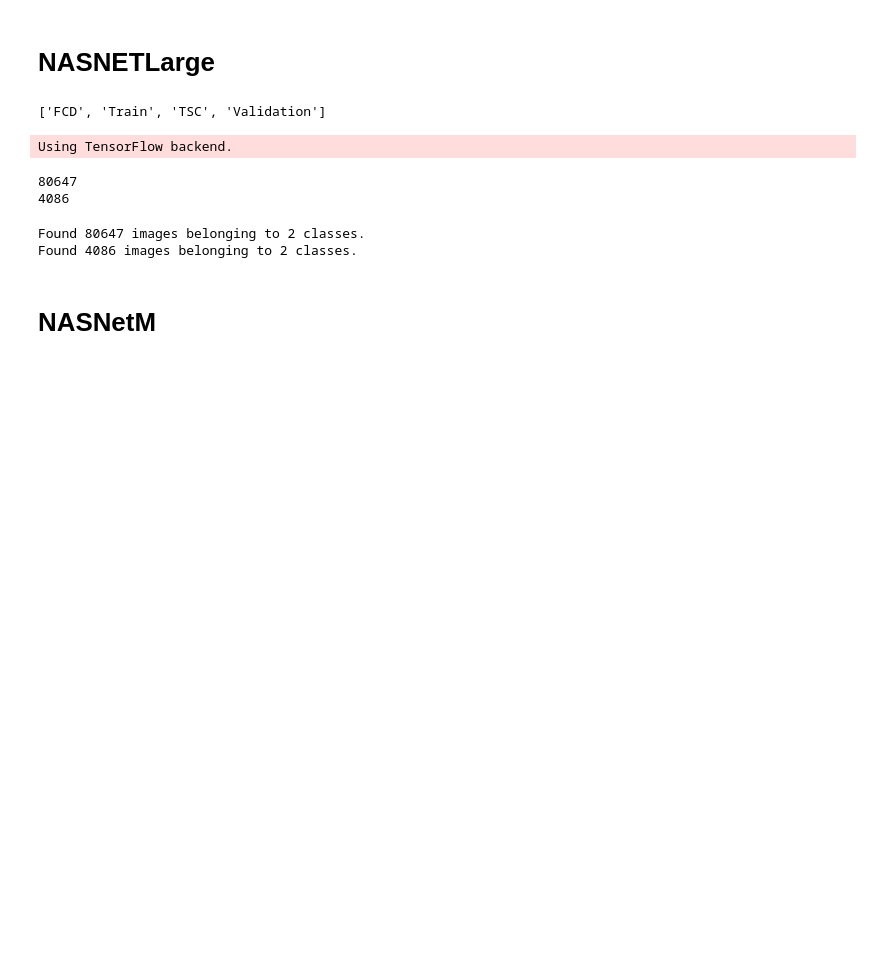
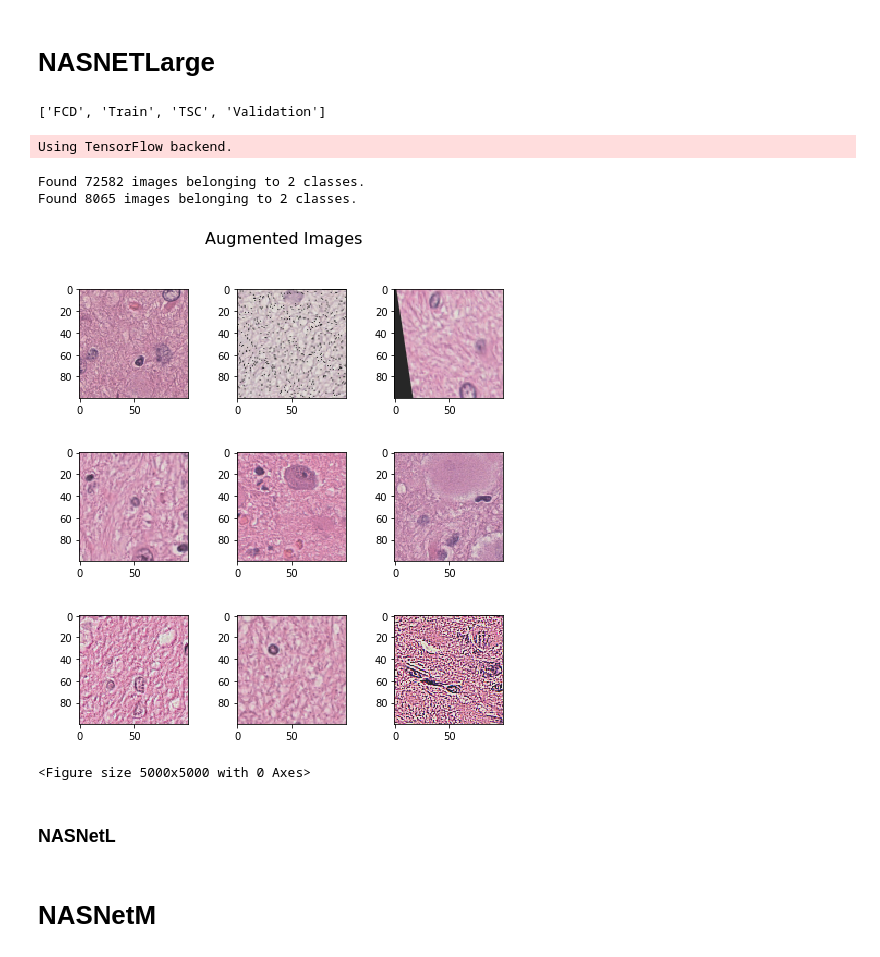
Before and after one commit to FAU-DLM/FCDIIb_TSC, a Jupyter notebook: Models_FCD.ipynb, the cells around one changed output. Drawn from its saved outputs; the diff is of its cells as text; code cells hidden in the pictures; blank space fills up the shorter version.

```diff
--- a/Models_FCD.ipynb
+++ b/Models_FCD.ipynb
@@ -7,7 +7,7 @@ import matplotlib.pyplot as plt
 import matplotlib.patches as patches
 
 #visualize Augmentation from directory!
-def looking_at_augmentation (data_generator, batchsize):
+def looking_at_augmentation (data_generator, batchsize, path):
     im, label = next(data_generator)
     im = (im - np.min(im))/np.ptp(im) # to normalize all images --> matplotlib only takes pos. values between 0..1 / 0..255
     imgs = list(im)
@@ -47,6 +47,7 @@ def plot_history(history, modelname, path):
     axs[1].grid()
     axs[1].legend(loc=0)
     fig.savefig(path + '\History_{}.png' .format(modelname), dpi=300)
+    hist_df.to_csv()
     plt.show();
 
 from sklearn.metrics import roc_curve, roc_auc_score, auc#plotting the receiver operating characteristics --> evaluate performance cutting point vice
@@ -107,7 +108,6 @@ def plot_confusion_matrix(cm, classes,
     plt.ylabel('True label')
     plt.xlabel('Predicted label')
     plt.tight_layout()
-    plt.savefig(path + '\Confusion-Matrix.png', dpi=300)
 
 #plotting correctly classified images: https://www.datacamp.com/community/tutorials/convolutional-neural-networks-python
 def plot_correct(vals, y_pred, y_label, modelname, path):
@@ -133,13 +133,13 @@ def plot_correct(vals, y_pred, y_label, modelname, path):
     fig.savefig(path + '\Correct_Images_{}.png' .format(modelname), dpi=100) #saving PLOT
 
 #Plotting incorrectly classified
-def plot_incorrect(vals, y_pred, y_label, modelname, path):
+def plot_incorrect(vals, y_pred, y_label, filenames, modelname, path):
     incorrect = np.where(y_pred!=y_label)[0]
     print ("Found %d incorrect labels" % len(incorrect))
 
 
     fig, ax = plt.subplots(ncols=3, nrows=3)
-    fig.subplots_adjust(hspace=0.5)
+    fig.subplots_adjust(hspace=1)
     plt.suptitle('Incorrect Images', fontsize=16)
     plt.figure(num=None, figsize=(50, 50), dpi=100, facecolor='w', edgecolor='k')
 
@@ -149,7 +149,7 @@ def plot_incorrect(vals, y_pred, y_label, modelname, path):
     for i, incorrect in enumerate(incorrect[:9]):
         ax = fig.add_subplot(3,3,i+1)
         ax.imshow(vals[incorrect])
-        ax.set_title("Predicted {}, Class {}".format(y_pred[incorrect], y_label[incorrect]), fontsize=10)
+        ax.set_title("Predicted {}, Class {}, Filename {}".format(y_pred[incorrect], y_label[incorrect], filenames[incorrect]), fontsize=10)
         fig.set_figheight(8)
         fig.set_figwidth(8)
 
@@ -250,36 +250,15 @@ seq = iaa.Sequential(
     ],
     random_order=True
 )
-# %%
-IMAGE_SIZE = 272
-IMAGE_CHANNELS = 3
-
-model_name = 'NASNetM'
-
-base_path = (r'C:\Users\eg38emed\FCD\Models\{}'.format(model_name))
-if not os.path.exists(base_path):
-    os.makedirs(base_path)
-
-
-train_path = (r'C:\Users\eg38emed\FCD\Tiles\Train')
-val_path = (r'C:\Users\eg38emed\FCD\Tiles\Validation')
-
-num_fcd = (os.listdir(r"C:\Users\eg38emed\FCD\Tiles\Train\FCD"))
-num_tsc = (os.listdir(r"C:\Users\eg38emed\FCD\Tiles\Train\TSC"))
-
-num_fcd_val = (os.listdir(r"C:\Users\eg38emed\FCD\Tiles\Validation\FCD"))
-num_tsc_val = (os.listdir(r"C:\Users\eg38emed\FCD\Tiles\Validation\TSC"))
-
-num_train_samples = (len(num_fcd) + len(num_tsc))
-num_val_samples = (len(num_fcd_val) + len(num_tsc_val))
-print(num_train_samples)
-print(num_val_samples)
-# %% [output]
-80647
-4086
+# %%
+IMAGE_SIZE = 100
+IMAGE_CHANNELS = 3
+
+train_path = (r'C:\Users\eg38emed\FCD\kfold\base_dir_fold_4\train_dir')
+val_path = (r'C:\Users\eg38emed\FCD\kfold\base_dir_fold_4\val_dir')
 # %%
 train_batch_size_1 = 64
-val_batch_size = 32
+val_batch_size = 64
 #datagenerators
 datagen_train = ImageDataGenerator(preprocessing_function=seq.augment_image,
                             rescale=1./255)
@@ -297,8 +276,16 @@ val_gen = datagen_val.flow_from_directory(val_path,
                                         target_size=(IMAGE_SIZE,IMAGE_SIZE),
                                         batch_size=val_batch_size,
                                         class_mode='categorical')
+
+num_train_samples = len(train_gen_1)
+num_val_samples = len(val_gen)
 # %% [output]
-Found 80647 images belonging to 2 classes.
-Found 4086 images belonging to 2 classes.
+Found 72582 images belonging to 2 classes.
+Found 8065 images belonging to 2 classes.
 # %%
-looking_at_augmentation(val_gen, batchsize=9)
+looking_at_augmentation(train_gen_1, path = train_path, batchsize=9)
+# %% [output]
+[figure, added]
+<Figure size 5000x5000 with 0 Axes>
+# %% [markdown]
+### NASNetL
```
Also changed, not shown: parts of 37 cells of this notebook.
